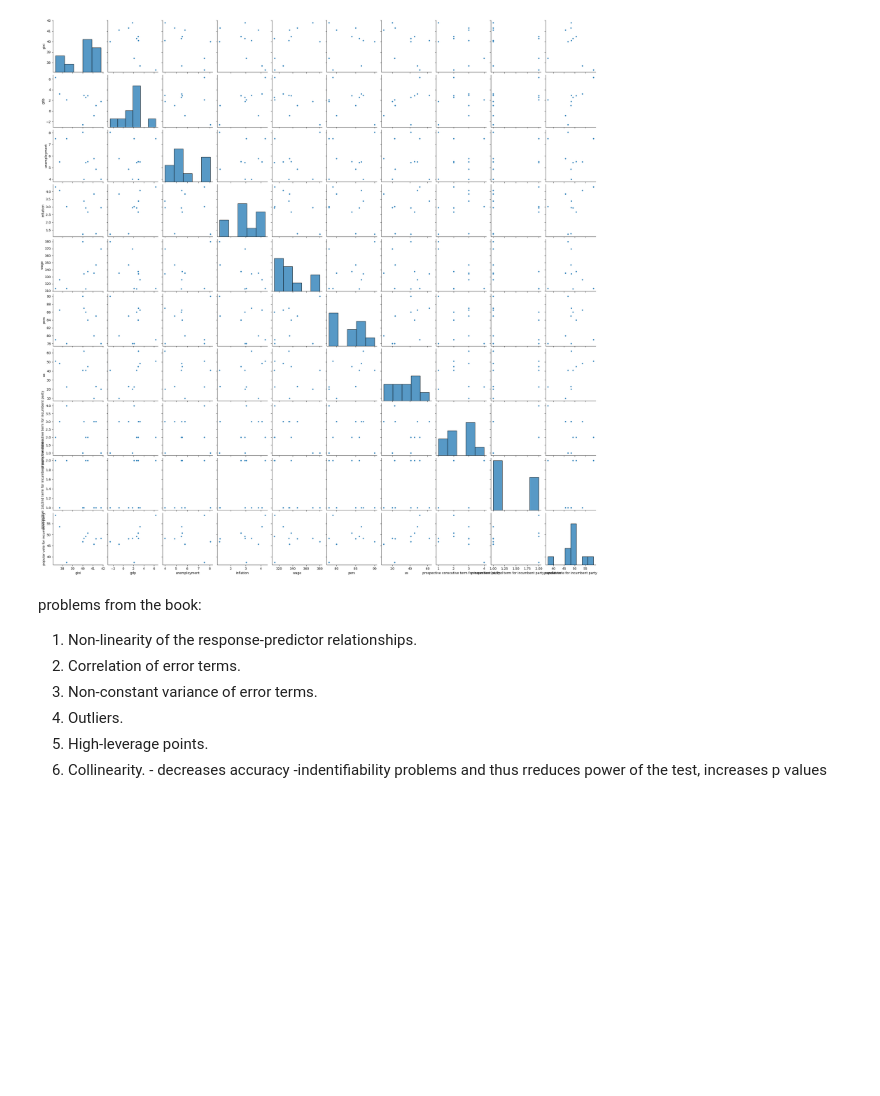
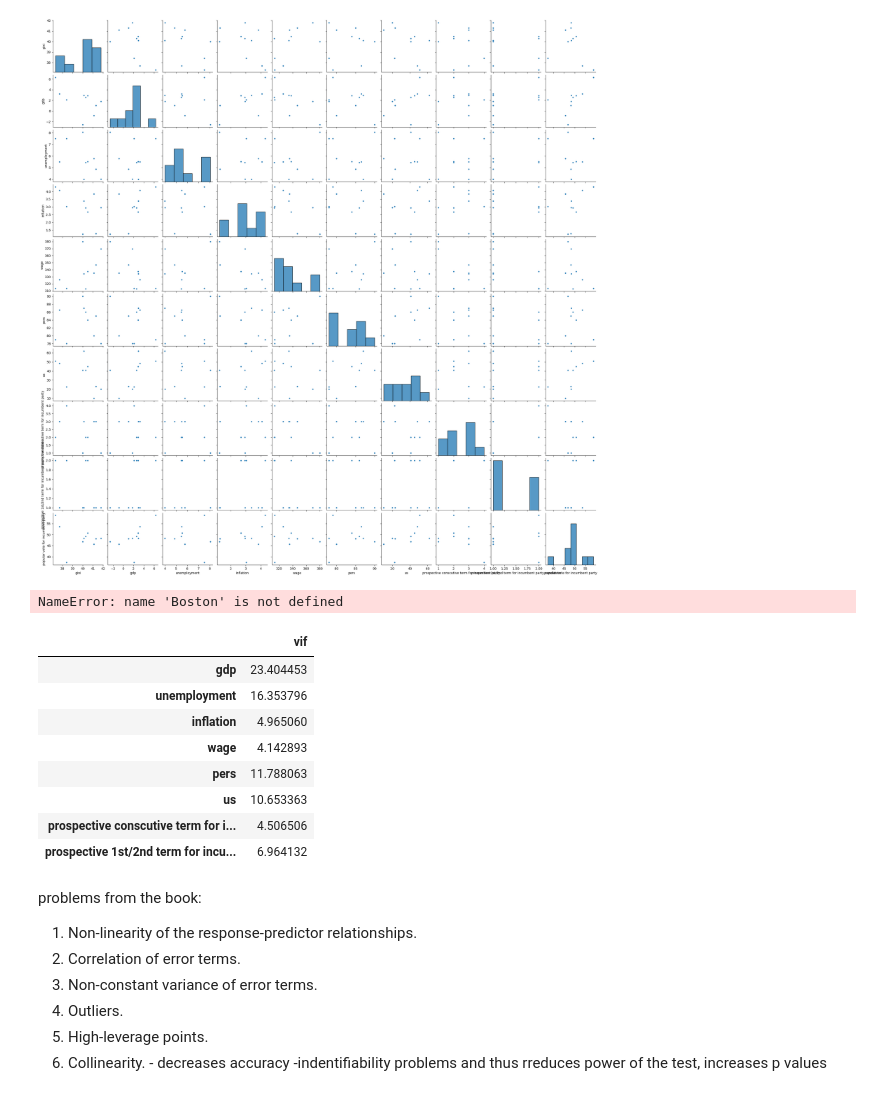
Before and after one commit to carlemilgrumnymann/data_science, a Jupyter notebook: minimum analysis.ipynb, the cells around one changed output. Saved outputs shown, nothing was run; the diff lists cells and outputs as text; code cells hidden in the pictures; blank space fills up the shorter version.

```diff
--- a/minimum analysis.ipynb
+++ b/minimum analysis.ipynb
@@ -255,0 +274,4 @@ plt.show()
+# %%
+X = MS(['lstat ',  'age', ('lstat', 'age')]).fit_transform(Boston)
+# %% [output]
+NameError: name 'Boston' is not defined
@@ -256,3 +280,19 @@ plt.show()
+# %%
+vals = [VIF(X, i)
+    for i in range(1, X.shape[1])]
+vif = pd.DataFrame({'vif':vals},
+    index=X.columns[1:])
+vif
+# %% [output]
+|  | vif |
+| gdp | 23.404453 |
+| unemployment | 16.353796 |
+| inflation | 4.965060 |
+| wage | 4.142893 |
+| pers | 11.788063 |
+| us | 10.653363 |
+| prospective conscutive term for i... | 4.506506 |
+| prospective 1st/2nd term for incu... | 6.964132 |
 # %% [markdown]
 problems from the book:
 1. Non-linearity of the response-predictor relationships.
```
Also changed, not shown: parts of 19 cells of this notebook, 6 other files.
